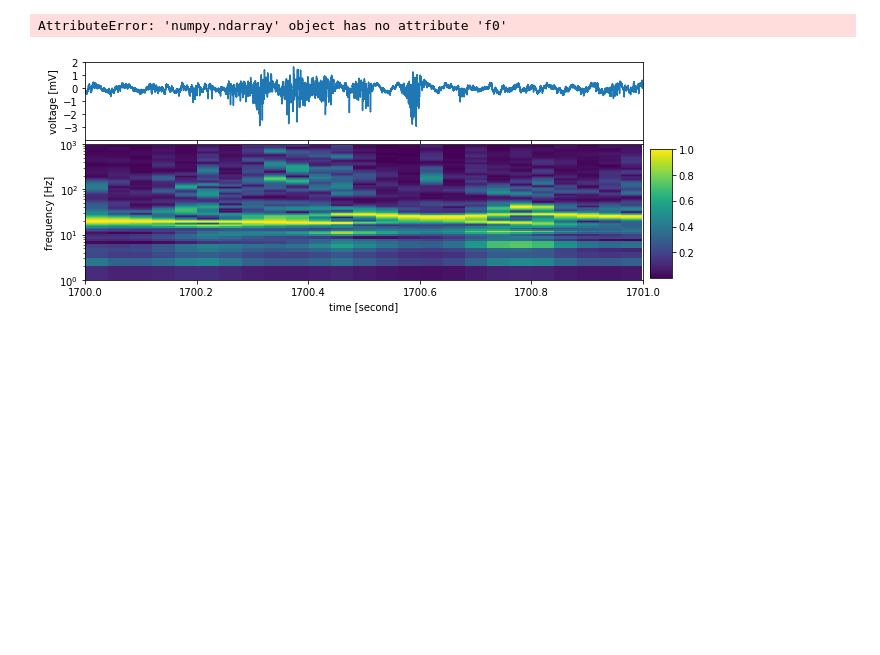
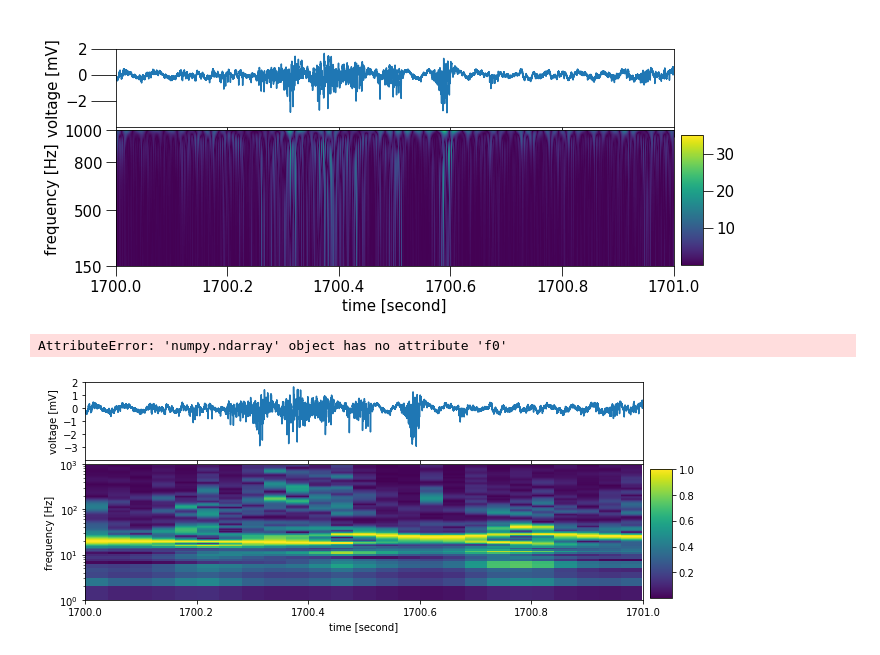
Before and after one commit to kitada4010/sbc, a Jupyter notebook: python/jupyter/Untitled10.ipynb, the cells around one changed output. Saved outputs shown, nothing was run; the diff lists cells and outputs as text; code cells hidden in the pictures; blank space fills up the shorter version.

```diff
--- a/python/jupyter/Untitled10.ipynb
+++ b/python/jupyter/Untitled10.ipynb
@@ -33,8 +33,8 @@ xlim(starttime,endtime)
 plt.yticks([-2,0,2])
 plt.ylim(-4,2)
 ylabel("voltage [mV]")
-plt.tick_params(axis='y', length = 20)
-plt.tick_params(axis='x', length = -10)
+plt.tick_params(axis='y', length = 25)
+plt.tick_params(axis='x', length = 10)
 plt.xticks(color="None")
 plt.plot(datatime,df[start:end])
 del datatime
@@ -43,33 +43,35 @@ specdatab = np.array(df[start:end])
 specdataa = specdatab.flatten()
 fp.close
 #widths = np.arange(1, 31)
 P = 1028
 widths = np.arange(1, P)
 
 plt.subplot(2, 1, 2)
 cwtmatr = pycwt.cwt_f(specdataa, widths, 25000, pycwt.Mexican_hat())# pycwt.Mexican_hat(8))
 rr = np.abs(cwtmatr)
 xlabel("time [second]")
 plt.tick_params(length = 10)
 ylabel("frequency [Hz]")
 #plt.yticks([1,10,100,1000])
 plt.yticks([150,500, 800,1000])
 plt.ylim(150,1000)
 #plt.ylim(1,1000)
 #plt.yscale("log")
 #im=plt.imshow(np.flipud(rr), extent=[starttime, endtime, P, 1], cmap='PRGn', aspect='auto',vmax=abs(cwtmatr).max(), vmin=-abs(cwtmatr).max())
 #im=plt.imshow(np.flipud(rr), extent=[starttime, endtime, P, 1], cmap='PRGn', aspect='auto',vmax=abs(cwtmatr).max(), vmin=0)
 im = plt.imshow(np.flipud(rr), extent=[starttime, endtime, P, 1], aspect='auto', interpolation='nearest')
 xlim(starttime, endtime)
 axColor = plt.axes([0.91, 0.13, 0.03, 0.45])
 plt.colorbar(im, cax=axColor, orientation="vertical")
 #ylim(0, 4096)
 #plt.colorbar(orientation='horizontal')
 plt.tick_params(length = 10)
 plt.show()
 
 #p.show()
 del df, widths, specdataa, cwtmatr, axColor
+# %% [output]
+[figure, added]
 # %%
 import pylab as p
 #import iwavelets.pycwt as w
```
Also changed, not shown: 2 other files.
